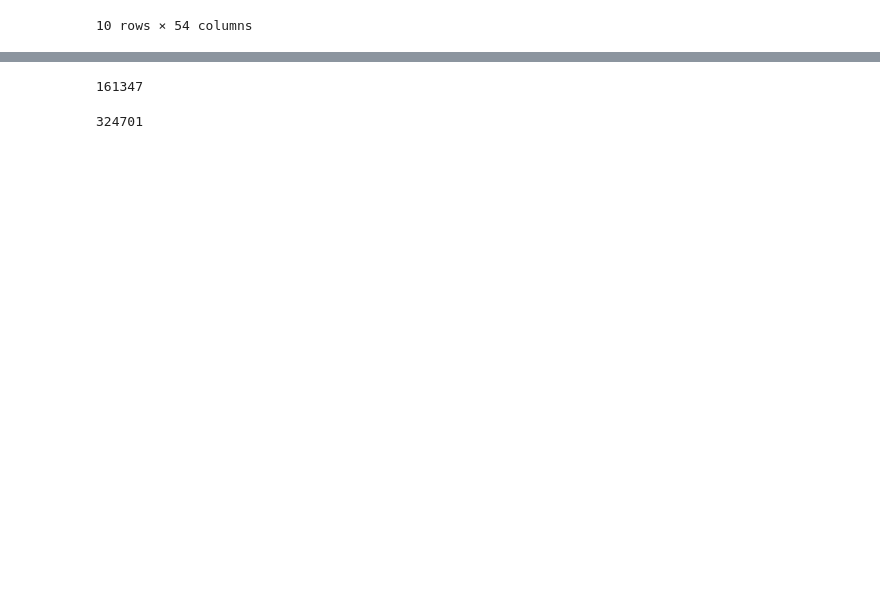
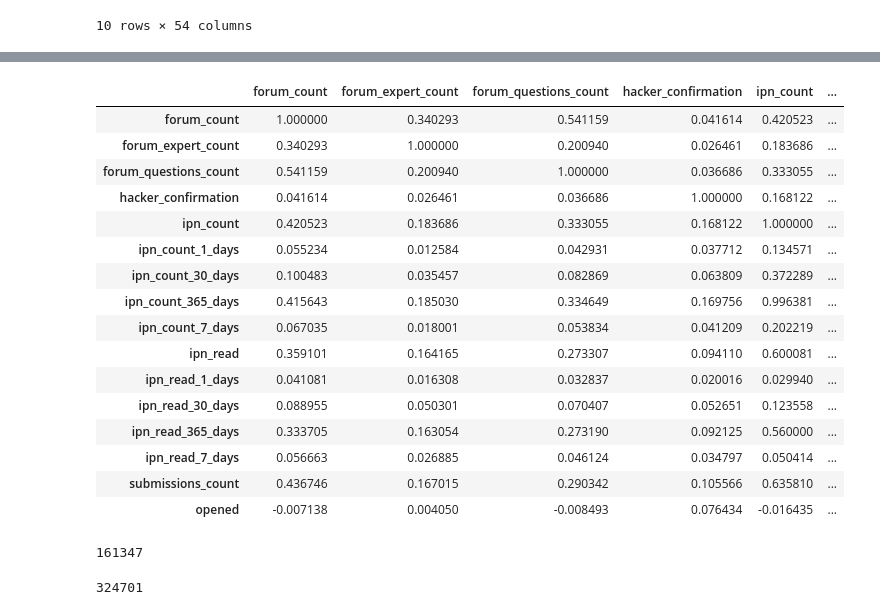
Before and after one commit to sethbunke/IntroductionToMachineLearning-LogisticRegression, a Jupyter notebook: ipython_notebooks/HackerRank - opened emails.ipynb, the cells around one changed output, grey strips where cells are left out. Drawn from its saved outputs; the diff is of its cells as text; code cells hidden in the pictures; blank space fills up the shorter version.

Commit message:
start analysis - pearson's correlation

```diff
--- a/ipython_notebooks/HackerRank - opened emails.ipynb
+++ b/ipython_notebooks/HackerRank - opened emails.ipynb
@@ -27,3 +126,46 @@ data_subset = data[['mail_category', 'mail_type','submissions_count_contest_1_da
+# %%
+ data_subset3 = data[[
+#             'mail_category', 'mail_type','sent_time','submissions_count_contest_1_days','submissions_count_contest_30_days',
+#                      'submissions_count_contest_365_days','submissions_count_contest_7_days','submissions_count_master',
+#                      'submissions_count_master_1_days','submissions_count_master_30_days',
+#                      'submissions_count_master_365_days','submissions_count_master_7_days','unsubscribed'
+# 'contest_login_count_1_days','contest_login_count_30_days','contest_login_count_365_days','contest_login_count_7_days',
+# 'contest_participation_count','contest_participation_count_1_days','contest_participation_count_30_days',
+# 'contest_participation_count_365_days','contest_participation_count_7_days','forum_comments_count'
+'forum_count','forum_expert_count','forum_questions_count',
+'hacker_confirmation','ipn_count','ipn_count_1_days','ipn_count_30_days','ipn_count_365_days',
+'ipn_count_7_days','ipn_read','ipn_read_1_days','ipn_read_30_days',
+'ipn_read_365_days','ipn_read_7_days','submissions_count'
+                      ,'opened']]
+
+# # data_subset = data[['mail_category', 'mail_type','sent_time','submissions_count_contest_1_days','submissions_count_contest_30_days','submissions_count_contest_365_days','submissions_count_contest_7_days','submissions_count_master','submissions_count_master_1_days','submissions_count_master_30_days','submissions_count_master_365_days','submissions_count_master_7_days','unsubscribed'
+# #                     ,'opened']]
+
+# col_names = data.columns.values
+# # for name in data.columns.values:
+# #     col_names.append(name)
+
+# #print(col_names)
+# data_subset = data[data[[data.column for data.column in col_names]]]
+data_subset3.corr(method='pearson')
+# %% [output]
+|  | forum_count | forum_expert_count | forum_questions_count | hacker_confirmation | ipn_count | ... |
+| forum_count | 1.000000 | 0.340293 | 0.541159 | 0.041614 | 0.420523 | ... |
+| forum_expert_count | 0.340293 | 1.000000 | 0.200940 | 0.026461 | 0.183686 | ... |
+| forum_questions_count | 0.541159 | 0.200940 | 1.000000 | 0.036686 | 0.333055 | ... |
+| hacker_confirmation | 0.041614 | 0.026461 | 0.036686 | 1.000000 | 0.168122 | ... |
+| ipn_count | 0.420523 | 0.183686 | 0.333055 | 0.168122 | 1.000000 | ... |
+| ipn_count_1_days | 0.055234 | 0.012584 | 0.042931 | 0.037712 | 0.134571 | ... |
+| ipn_count_30_days | 0.100483 | 0.035457 | 0.082869 | 0.063809 | 0.372289 | ... |
+| ipn_count_365_days | 0.415643 | 0.185030 | 0.334649 | 0.169756 | 0.996381 | ... |
+| ipn_count_7_days | 0.067035 | 0.018001 | 0.053834 | 0.041209 | 0.202219 | ... |
+| ipn_read | 0.359101 | 0.164165 | 0.273307 | 0.094110 | 0.600081 | ... |
+| ipn_read_1_days | 0.041081 | 0.016308 | 0.032837 | 0.020016 | 0.029940 | ... |
+| ipn_read_30_days | 0.088955 | 0.050301 | 0.070407 | 0.052651 | 0.123558 | ... |
+| ipn_read_365_days | 0.333705 | 0.163054 | 0.273190 | 0.092125 | 0.560000 | ... |
+| ipn_read_7_days | 0.056663 | 0.026885 | 0.046124 | 0.034797 | 0.050414 | ... |
+| submissions_count | 0.436746 | 0.167015 | 0.290342 | 0.105566 | 0.635810 | ... |
+| opened | -0.007138 | 0.004050 | -0.008493 | 0.076434 | -0.016435 | ... |
 # %%
 len(data_subset[data_subset['opened'] == True])
 # %% [output]
```
Also changed, not shown: parts of 6 cells of this notebook.
